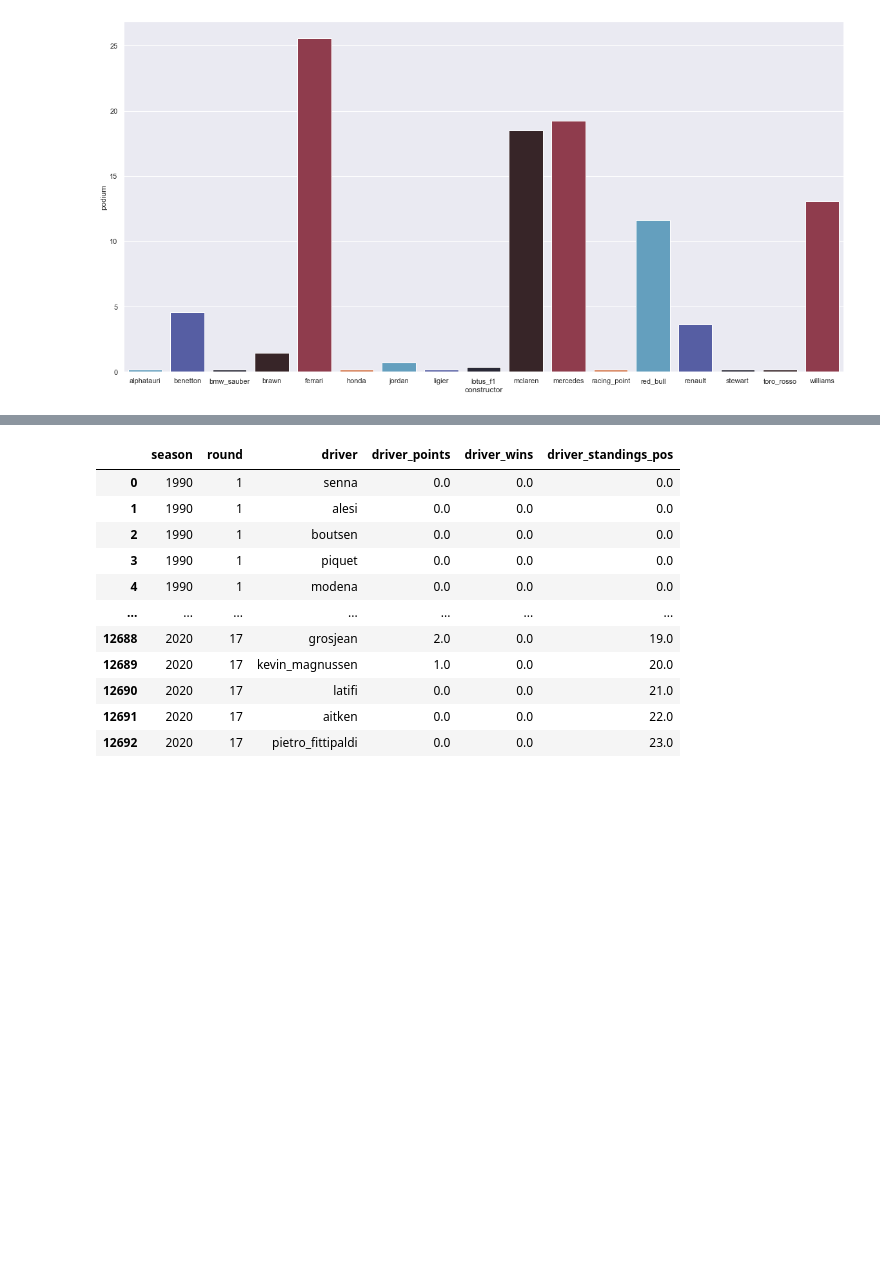
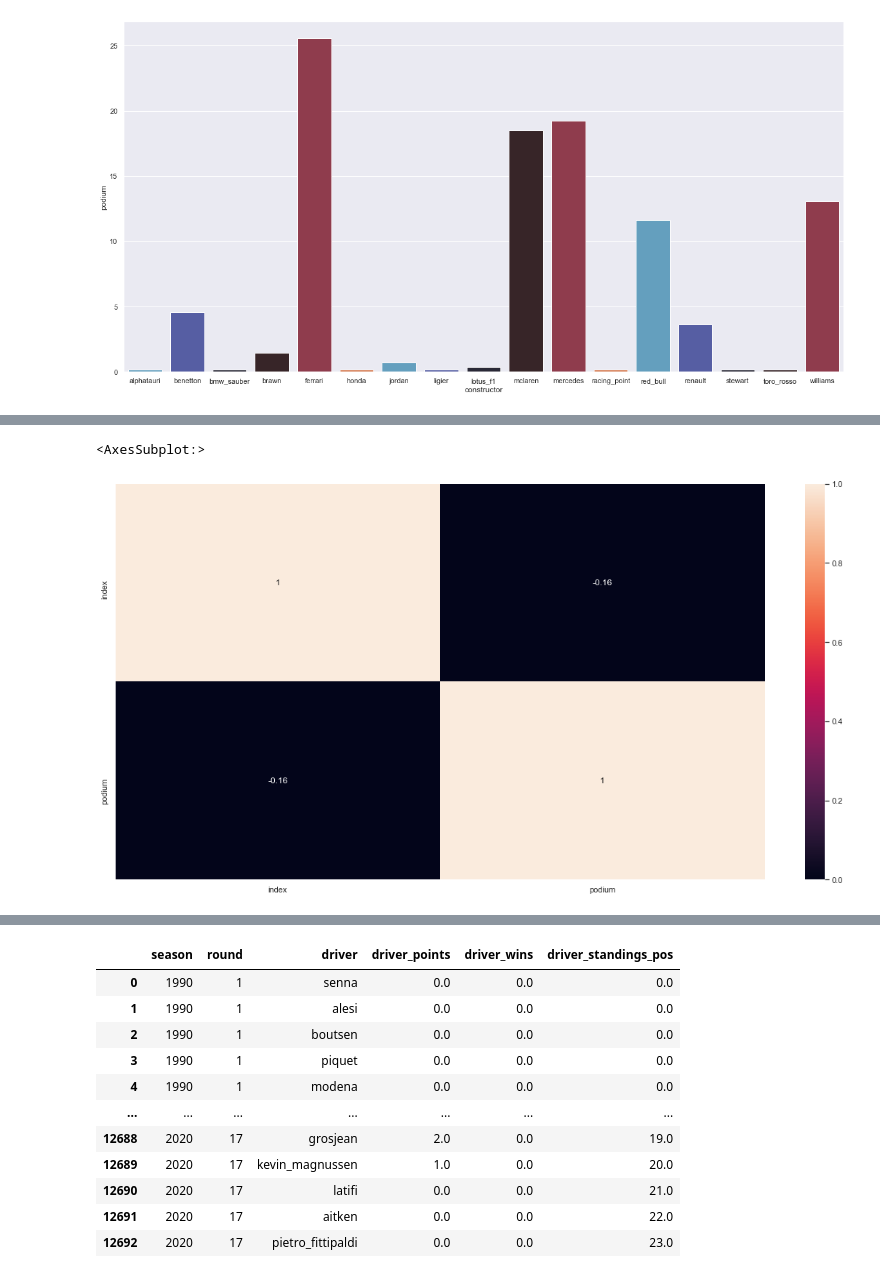
Before and after one commit to IdrissKad/formula1, a Jupyter notebook: Import data.ipynb, the cells around one changed output, grey strips where cells are left out. Saved outputs shown, nothing was run; the diff lists cells and outputs as text; code cells hidden in the pictures; blank space fills up the shorter version.

```diff
--- a/Import data.ipynb
+++ b/Import data.ipynb
@@ -384,0 +425,12 @@ sns.barplot(data=df, x='constructor', y='podium', ax=ax1, palette=sns.color_pale
+# %%
+results_age=results.copy()
+#df['date amm annee'] = pd.to_datetime(df['date amm annee'],format='%Y%m%d'
+results_age["date_of_birth"]=pd.to_datetime(results_age["date_of_birth"])
+results_age["season"]=pd.to_datetime(results_age["season"], format="%Y")
+results_age["age"]=(results_age["season"]-results_age['date_of_birth'])# j'arrive pas à convertir en année
+df=results_age[["age","podium"]].reset_index()
+corr = df.corr()
+sns.heatmap(corr,annot=True,vmin=0, vmax=1) # légère corrélation négative avec l'âge, ce n'est pas très significatif
+# %% [output]
+<AxesSubplot:>
+[figure, added]
```
Also changed, not shown: parts of 7 cells of this notebook.
